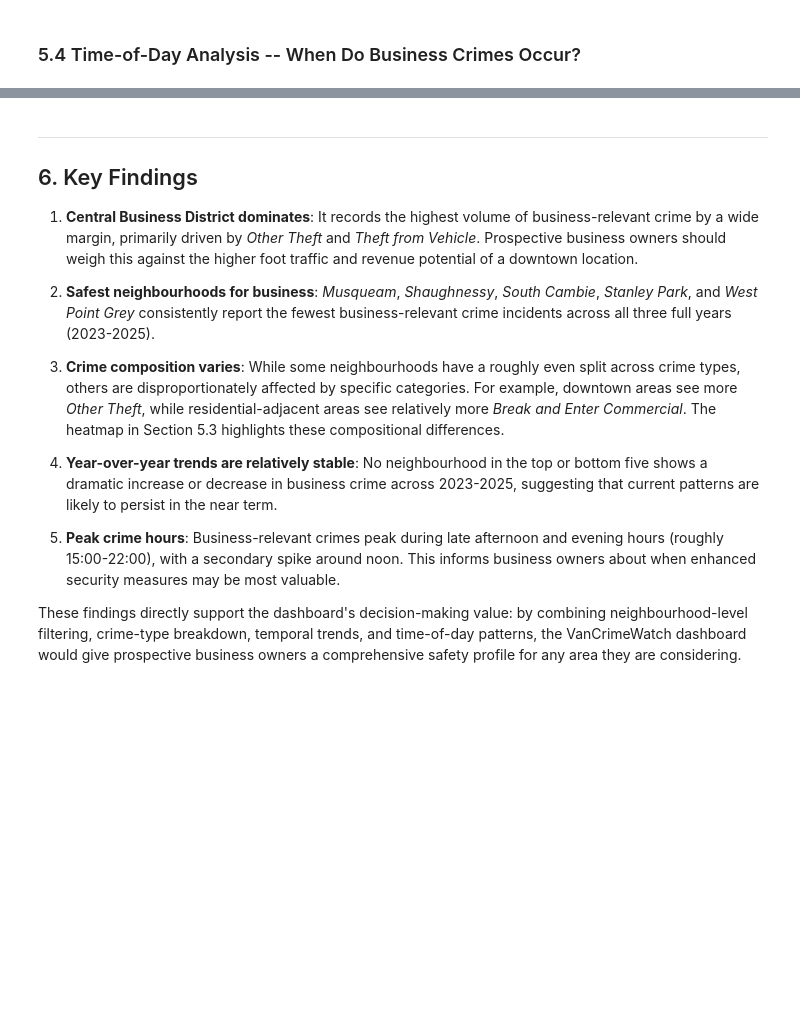
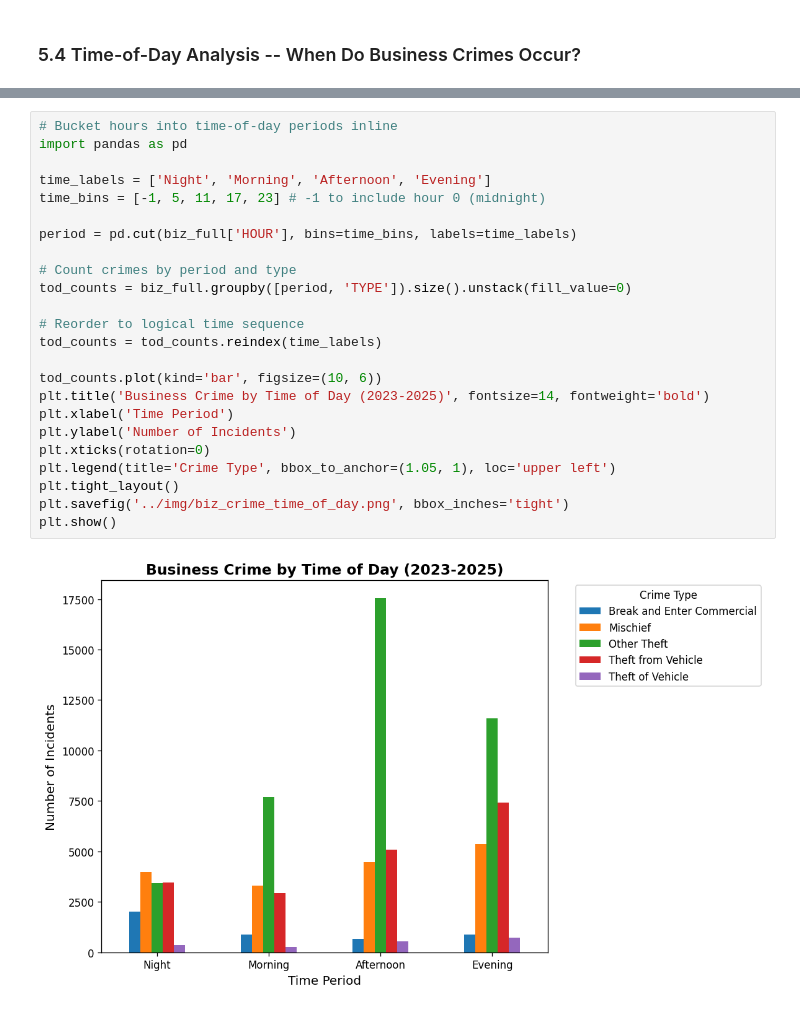
Before and after one commit to UBC-MDS/DSCI-532_2026_4_VanCrimeWatch, a Jupyter notebook: notebooks/VancouverCrimeAnalysis.ipynb, the cells around one changed output, grey strips where cells are left out. Cells and saved outputs as stored; diff of their text form; blank space fills up the shorter version.

```diff
--- a/notebooks/VancouverCrimeAnalysis.ipynb
+++ b/notebooks/VancouverCrimeAnalysis.ipynb
@@ -365,15 +339,26 @@ plt.show()
-# %% [markdown]
----
-## 6. Key Findings
-
-1. **Central Business District dominates**: It records the highest volume of business-relevant crime by a wide margin, primarily driven by *Other Theft* and *Theft from Vehicle*. Prospective business owners should weigh this against the higher foot traffic and revenue potential of a downtown location.
-
-2. **Safest neighbourhoods for business**: *Musqueam*, *Shaughnessy*, *South Cambie*, *Stanley Park*, and *West Point Grey* consistently report the fewest business-relevant crime incidents across all three full years (2023-2025).
-
-3. **Crime composition varies**: While some neighbourhoods have a roughly even split across crime types, others are disproportionately affected by specific categories. For example, downtown areas see more *Other Theft*, while residential-adjacent areas see relatively more *Break and Enter Commercial*. The heatmap in Section 5.3 highlights these compositional differences.
-
-4. **Year-over-year trends are relatively stable**: No neighbourhood in the top or bottom five shows a dramatic increase or decrease in business crime across 2023-2025, suggesting that current patterns are likely to persist in the near term.
-
-5. **Peak crime hours**: Business-relevant crimes peak during late afternoon and evening hours (roughly 15:00-22:00), with a secondary spike around noon. This informs business owners about when enhanced security measures may be most valuable.
-
-These findings directly support the dashboard's decision-making value: by combining neighbourhood-level filtering, crime-type breakdown, temporal trends, and time-of-day patterns, the VanCrimeWatch dashboard would give prospective business owners a comprehensive safety profile for any area they are considering.
+# %%
+# Bucket hours into time-of-day periods inline
+import pandas as pd
+
+time_labels = ['Night', 'Morning', 'Afternoon', 'Evening']
+time_bins = [-1, 5, 11, 17, 23] # -1 to include hour 0 (midnight)
+
+period = pd.cut(biz_full['HOUR'], bins=time_bins, labels=time_labels)
+
+# Count crimes by period and type
+tod_counts = biz_full.groupby([period, 'TYPE']).size().unstack(fill_value=0)
+
+# Reorder to logical time sequence
+tod_counts = tod_counts.reindex(time_labels)
+
+tod_counts.plot(kind='bar', figsize=(10, 6))
+plt.title('Business Crime by Time of Day (2023-2025)', fontsize=14, fontweight='bold')
+plt.xlabel('Time Period')
+plt.ylabel('Number of Incidents')
+plt.xticks(rotation=0)
+plt.legend(title='Crime Type', bbox_to_anchor=(1.05, 1), loc='upper left')
+plt.tight_layout()
+plt.savefig('../img/biz_crime_time_of_day.png', bbox_inches='tight')
+plt.show()
+# %% [output]
+[figure, added]
```
Also changed, not shown: parts of 4 cells of this notebook, 3 other files.
